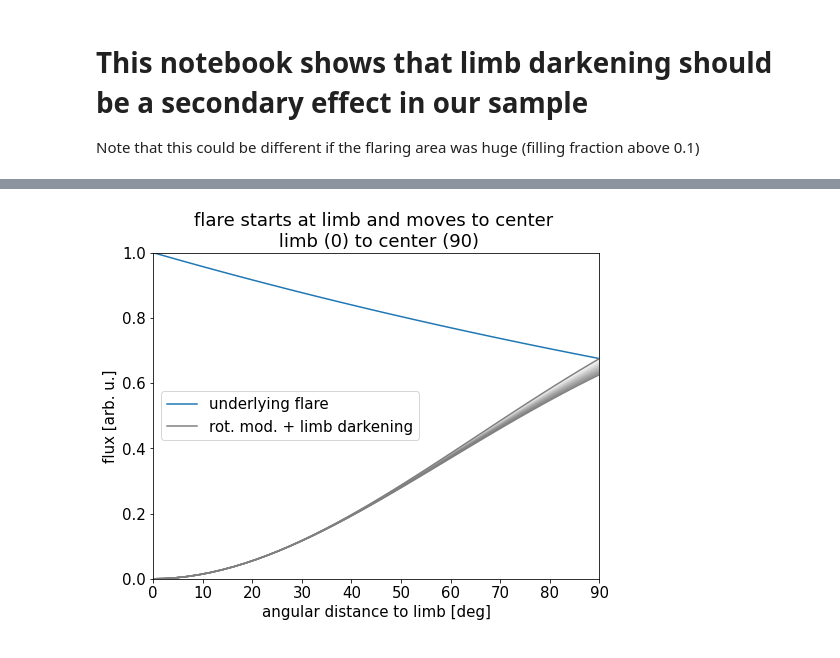
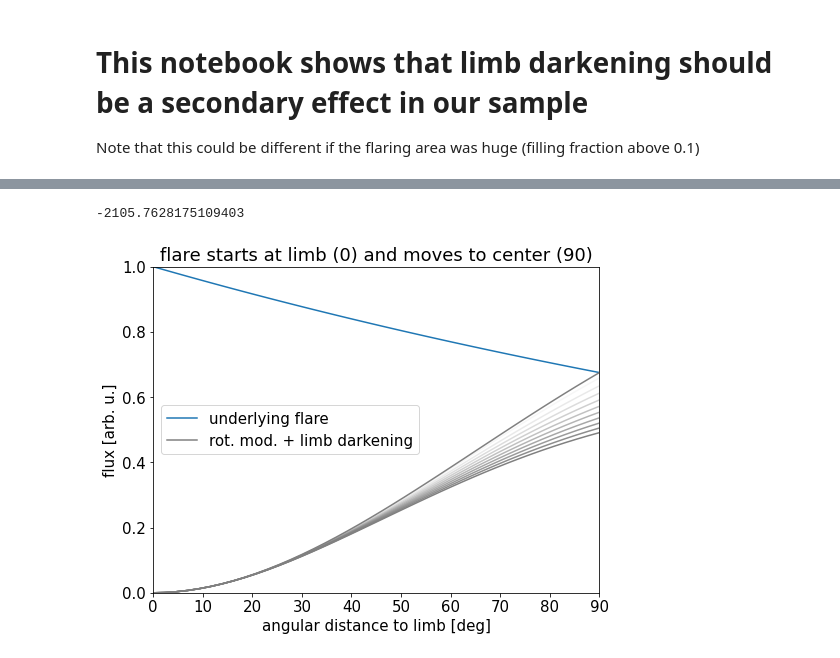
Before and after one commit to ekaterinailin/MalachiteMountains, a Jupyter notebook: analysis/notebooks/_NB_estimate_limb_darkening_effect_on_model.ipynb, the cells around one changed output, grey strips where cells are left out. Saved outputs shown, nothing was run; the diff lists cells and outputs as text; code cells hidden in the pictures.

```diff
--- a/analysis/notebooks/_NB_estimate_limb_darkening_effect_on_model.ipynb
+++ b/analysis/notebooks/_NB_estimate_limb_darkening_effect_on_model.ipynb
@@ -33,7 +33,7 @@ def limb(x, u):
 
 
 # s is the projected size of the flaring region
-s = .05
+s = .2
 maxf = 1 / (1 - s)
 df = maxf - 1
 maxf, df
@@ -66,17 +64,21 @@ findfont: Font family ['courier'] not found. Falling back to DejaVu Sans.
+# %%
+1 /(1 / 5.691 / 3600 - 1 / 1909.5)
+# %% [output]
+-2105.7628175109403
 # %%
 deg = x / np.pi * 180.
 plt.figure(figsize=(8,6))
 plt.plot(deg,y,label="underlying flare")
 plt.plot(deg,(1 - np.cos(x)) * y, label="rot. mod. + limb darkening",c="grey")
 for u in np.linspace(0.1,1.5,10):
     plt.plot(deg,(1 - np.cos(x)) * y / (maxf - df * limb(x,u)), c="grey", alpha=u / 1.5)
 
 # layout
 plt.ylim(0,1)
 plt.xlim(0,90)
 plt.xlabel("angular distance to limb [deg]")
 plt.ylabel("flux [arb. u.]")
-plt.title("flare starts at limb and moves to center \n limb (0) to center (90)")
+plt.title("flare starts at limb (0) and moves to center (90)")
 plt.legend();
 # %% [output]
-[figure, old version]
+[figure, new version]
```
Also changed, not shown: parts of 2 cells of this notebook, 2 other files.
